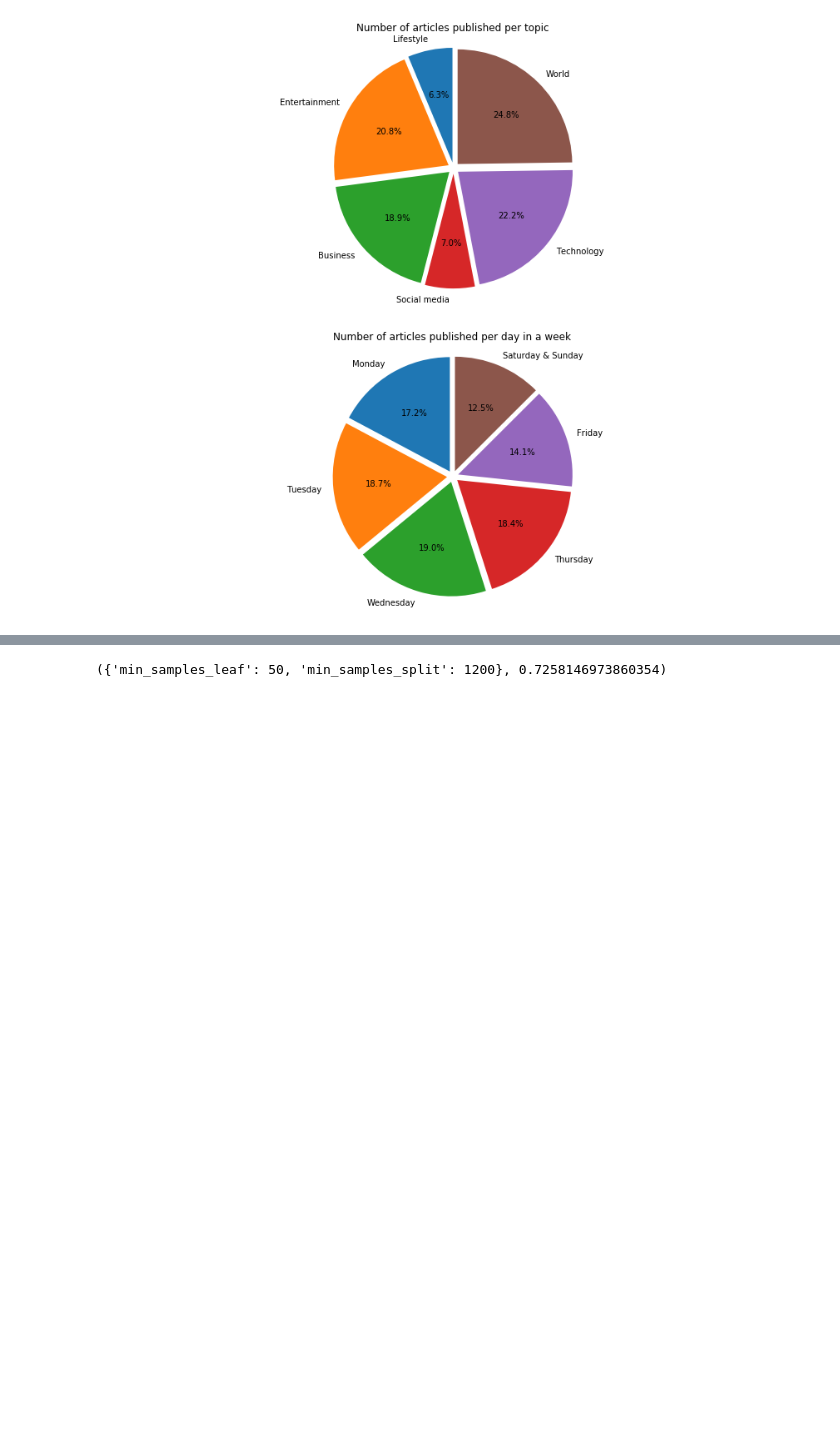
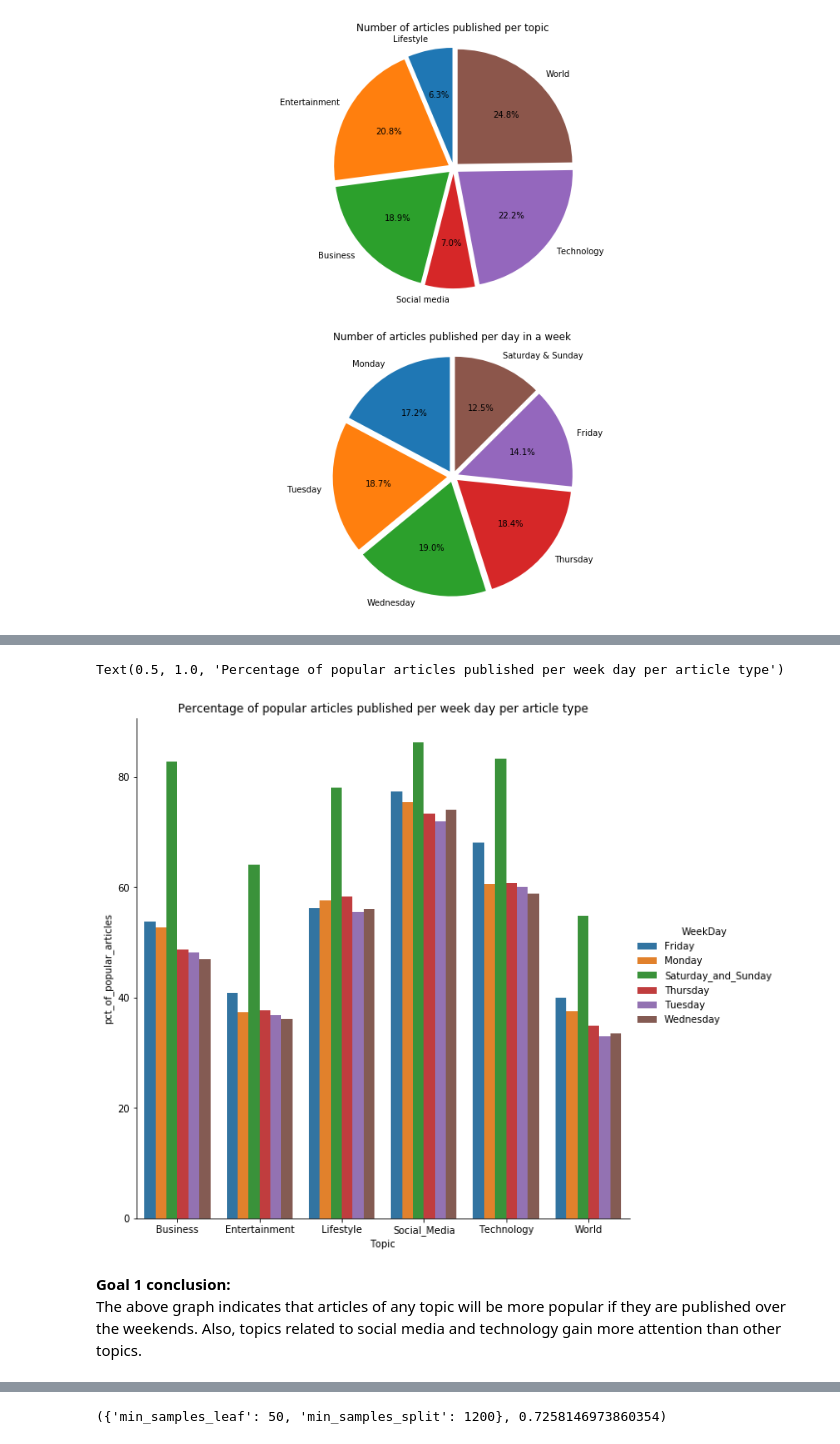
Before and after one commit to SindhuDataScience/ThinkfulExercises, a Jupyter notebook: Unit 3 drills/Supervised Learning Capstone - Final.ipynb, the cells around one changed output, grey strips where cells are left out. Cells and saved outputs as stored; diff of their text form; code cells hidden in the pictures; blank space fills up the shorter version.

```diff
--- a/Unit 3 drills/Supervised Learning Capstone - Final.ipynb
+++ b/Unit 3 drills/Supervised Learning Capstone - Final.ipynb
@@ -537,0 +241,10 @@ gsearch1.best_params_, gsearch1.best_score_
+# %%
+#Percentage of popular articles published per week day per article type
+g = sns.catplot(x="Topic", y="pct_of_popular_articles", hue="WeekDay", data=df_agg, kind="bar", height=8)
+plt.title("Percentage of popular articles published per week day per article type")
+# %% [output]
+Text(0.5, 1.0, 'Percentage of popular articles published per week day per article type')
+[figure, added]
+# %% [markdown]
+<b>Goal 1 conclusion:</b><br/>
+The above graph indicates that articles of any topic will be more popular if they are published over the weekends. Also, topics related to social media and technology gain more attention than other topics.
```
Also changed, not shown: parts of 68 cells of this notebook.
